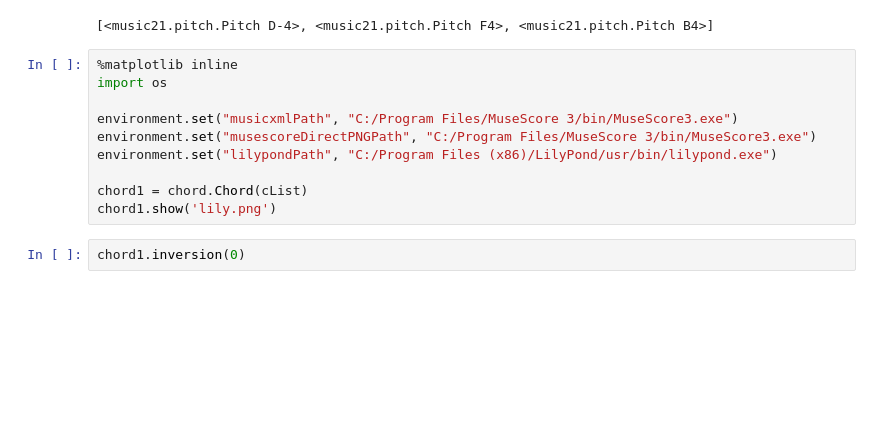
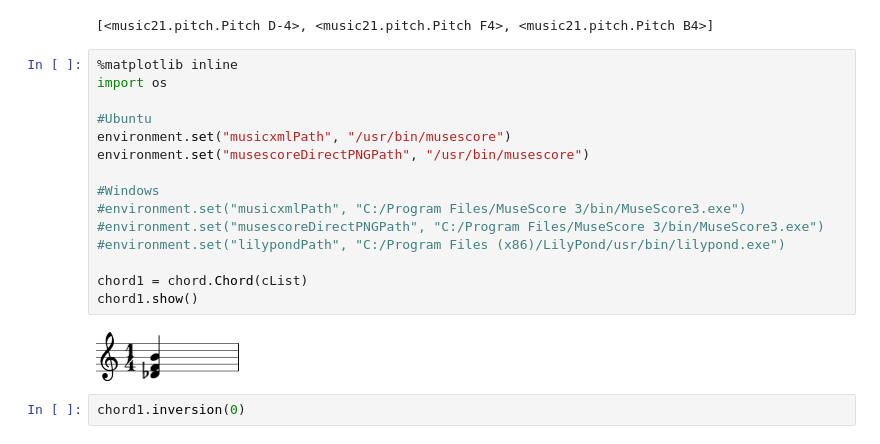
Before and after one commit to EvaArevalo/AIMusicFinalProject, a Jupyter notebook: PartB/ChordIversion.ipynb, the cells around one changed output. Drawn from its saved outputs; the diff is of its cells as text; blank space fills up the shorter version.

```diff
--- a/PartB/ChordIversion.ipynb
+++ b/PartB/ChordIversion.ipynb
@@ -77,13 +81,20 @@ A4
 # %%
 %matplotlib inline
 import os
 
-environment.set("musicxmlPath", "C:/Program Files/MuseScore 3/bin/MuseScore3.exe")
-environment.set("musescoreDirectPNGPath", "C:/Program Files/MuseScore 3/bin/MuseScore3.exe")
-environment.set("lilypondPath", "C:/Program Files (x86)/LilyPond/usr/bin/lilypond.exe")
+#Ubuntu
+environment.set("musicxmlPath", "/usr/bin/musescore")
+environment.set("musescoreDirectPNGPath", "/usr/bin/musescore")
+
+#Windows
+#environment.set("musicxmlPath", "C:/Program Files/MuseScore 3/bin/MuseScore3.exe")
+#environment.set("musescoreDirectPNGPath", "C:/Program Files/MuseScore 3/bin/MuseScore3.exe")
+#environment.set("lilypondPath", "C:/Program Files (x86)/LilyPond/usr/bin/lilypond.exe")
 
 chord1 = chord.Chord(cList)
-chord1.show('lily.png')
+chord1.show()
+# %% [output]
+[figure, added]
 # %%
 chord1.inversion(0)
 # %%
```
Also changed, not shown: parts of 20 cells of this notebook, 3 other files.
